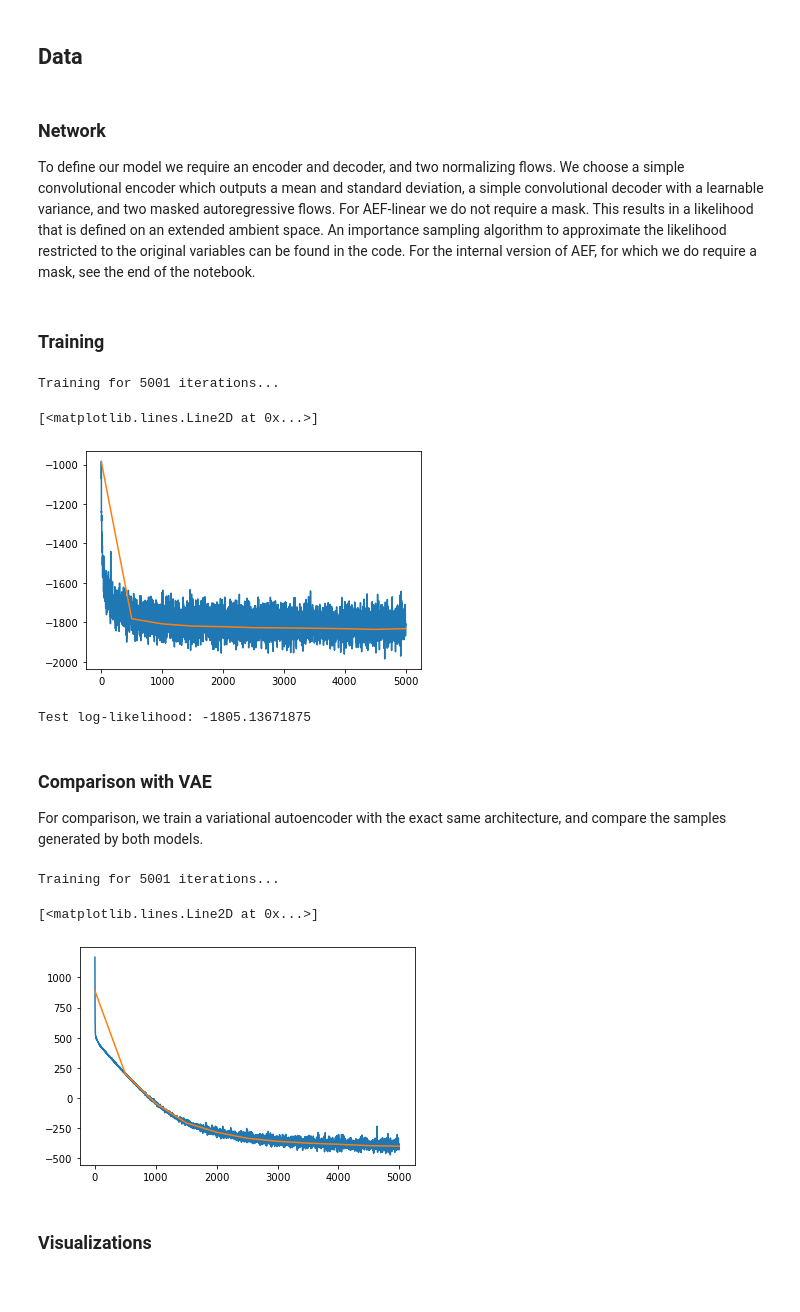
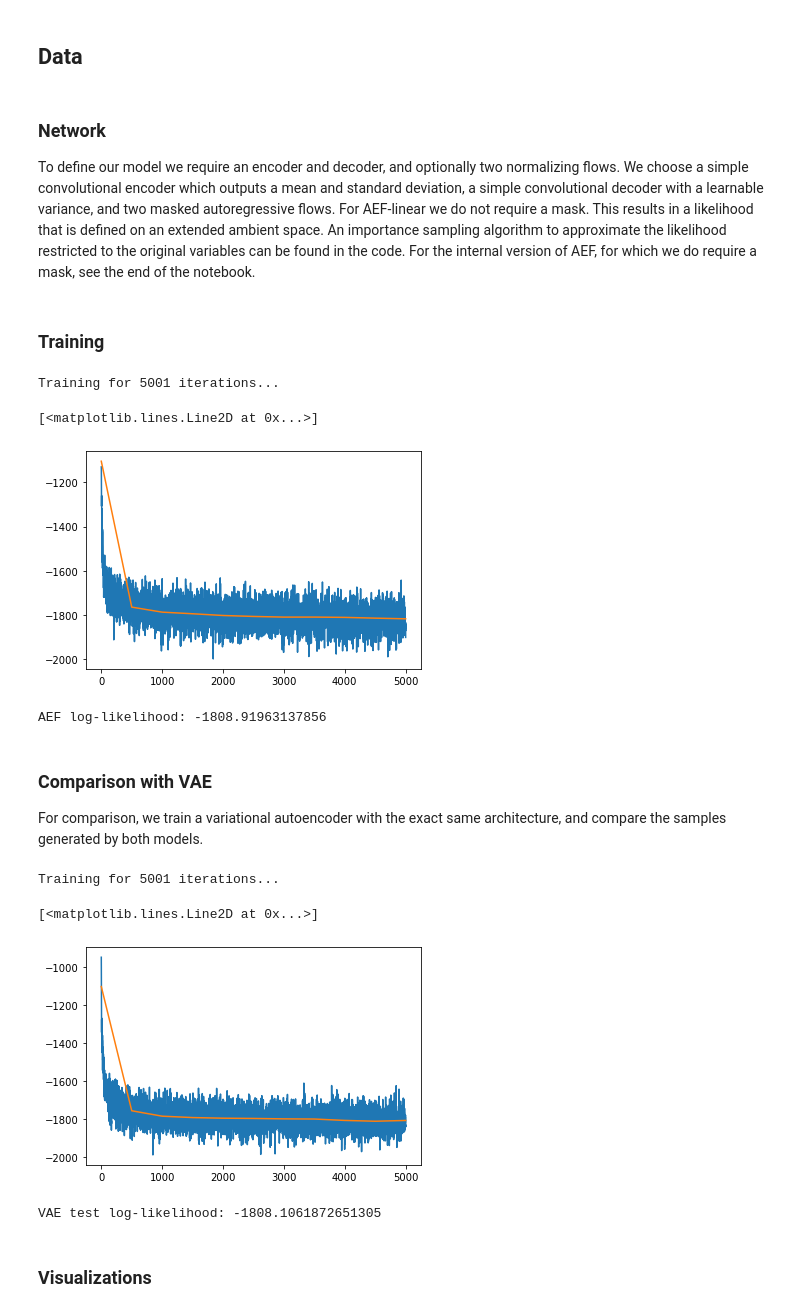
Before and after one commit to gisilvs/AEF, a Jupyter notebook: notebook.ipynb, the cells around one changed output. Saved outputs shown, nothing was run; the diff lists cells and outputs as text; code cells hidden in the pictures.

```diff
--- a/notebook.ipynb
+++ b/notebook.ipynb
@@ -38,7 +38,7 @@ test_dataset = torchvision.datasets.FashionMNIST(root='./data', train=False, dow
 test_dataloader = torch.utils.data.DataLoader(test_dataset, batch_size=batch_size, shuffle=False)
 # %% [markdown]
 ### Network
-To define our model we require an encoder and decoder, and two normalizing flows. We choose a simple convolutional encoder which outputs a mean and standard deviation, a simple convolutional decoder with a learnable variance, and two masked autoregressive flows.
+To define our model we require an encoder and decoder, and optionally two normalizing flows. We choose a simple convolutional encoder which outputs a mean and standard deviation, a simple convolutional decoder with a learnable variance, and two masked autoregressive flows.
 For AEF-linear we do not require a mask. This results in a likelihood that is defined on an extended ambient space. An importance sampling algorithm to approximate the likelihood restricted to the original variables can be found in the code. For the internal version of AEF, for which we do require a mask, see the end of the notebook.
 # %%
 use_gpu = True
@@ -85,10 +85,10 @@ while not stop:
         image_batch = dequantize(image_batch)
         image_batch = image_batch.to(device)
 
-        loss = torch.mean(aef.loss_function(image_batch))
-        train_losses[n_iterations_done] = loss.item()
+        train_loss = torch.mean(aef.loss_function(image_batch))
+        train_losses[n_iterations_done] = train_loss.item()
         optimizer.zero_grad()
-        loss.backward()
+        train_loss.backward()
 
         optimizer.step()
 
@@ -101,8 +101,8 @@ while not stop:
                 for val_batch_idx, (validation_batch, _) in enumerate(validation_dataloader):
                         validation_batch = dequantize(validation_batch)
                         validation_batch = validation_batch.to(device)
-                        loss = torch.mean(aef.loss_function(validation_batch))
-                        val_batch_losses[val_batch_idx] = loss.item()
+                        val_loss = torch.mean(aef.loss_function(validation_batch))
+                        val_batch_losses[val_batch_idx] = val_loss.item()
 
                 validation_losses.append(val_batch_losses.mean())
 
@@ -116,39 +116,46 @@ plt.plot(range(0, n_iterations, validate_every_n_iterations), validation_losses)
 # %% [output]
 Training for 5001 iterations...
 [<matplotlib.lines.Line2D at 0x...>]
-[figure, old version]
+[figure, new version]
 # %%
+from util import get_posterior_scale_aef_linear
+
+iw_k = 32
+
 aef.eval()
 test_losses = np.zeros((len(test_dataloader)))
+
+# We tuned the sigma used to approximate the likelihood of the original data point on the validation set beforehand
+sigma_importance = get_posterior_scale_aef_linear('fashionmnist', latent_dims)
 
 with torch.no_grad():
     for batch_idx, (test_batch, _) in enumerate(test_dataloader):
         test_batch = dequantize(test_batch)
         test_batch = test_batch.to(device)
-        loss = torch.mean(aef.loss_function(test_batch))
-        test_losses[batch_idx] = loss.item()
 
-print(f'Test log-likelihood: {test_losses.mean()}')
+        log_likelihood = torch.mean(aef.approximate_marginal(test_batch, std=sigma_importance, n_samples=iw_k))
+        test_loss = torch.mean(aef.loss_function(test_batch))
+        test_losses[batch_idx] = test_loss.item()
+
+print(f'AEF log-likelihood: {test_losses.mean()}')
 # %% [output]
-Test log-likelihood: -1805.13671875
+AEF log-likelihood: -1808.91963137856
 # %% [markdown]
 ### Comparison with VAE
 For comparison, we train a variational autoencoder with the exact same architecture, and compare the samples generated by both models.
 # %%
-encoder = ConvolutionalEncoderSmall(hidden_channels, img_shape, latent_dims)
-decoder = IndependentVarianceDecoderSmall(hidden_channels, img_shape, latent_dims)
+encoder_vae = ConvolutionalEncoderSmall(hidden_channels, img_shape, latent_dims)
+decoder_vae = LearnableVarianceDecoderSmall(hidden_channels, img_shape, latent_dims)
 
-flow_features = 256
-num_layers = 4
-core_encoder = get_masked_autoregressive_transform(features=latent_dims, hidden_features=flow_features, num_layers=num_layers,
+posterior_flow_vae = get_masked_autoregressive_transform(features=latent_dims, hidden_features=flow_features, num_layers=num_layers,
                                                    num_blocks_per_layer=2, act_norm_between_layers=True, is_inverse=True)
 
-prior_flow = get_masked_autoregressive_transform(features=latent_dims, hidden_features=flow_features, num_layers=num_layers,
+prior_flow_vae = get_masked_autoregressive_transform(features=latent_dims, hidden_features=flow_features, num_layers=num_layers,
                                                    num_blocks_per_layer=2, act_norm_between_layers=True)
 
-preprocessing_layers = [InverseTransform(AffineTransform(alpha, 1 - 2 * alpha)), Sigmoid(),
+preprocessing_layers_vae = [InverseTransform(AffineTransform(alpha, 1 - 2 * alpha)), Sigmoid(),
                            ActNorm(img_shape[0])]
-vae = ExtendedVAE(encoder, decoder, core_encoder, prior_flow)
+vae = ExtendedVAE(encoder_vae, decoder_vae, posterior_flow_vae, prior_flow_vae, preprocessing_layers=preprocessing_layers_vae)
 vae = vae.to(device)
 # %%
 optimizer = torch.optim.Adam(params=vae.parameters(), lr=1e-3)
@@ -167,39 +174,54 @@ while not stop:
     for image_batch, _ in train_dataloader:
         image_batch = dequantize(image_batch)
         image_batch = image_batch.to(device)
 
-        loss = torch.mean(vae.loss_function(image_batch))
-        losses.append(loss.item())
+        train_loss = torch.mean(vae.loss_function(image_batch))
+        losses.append(train_loss.item())
         optimizer.zero_grad()
-        loss.backward()
+        train_loss.backward()
 
         optimizer.step()
 
         if (n_iterations_done % validate_every_n_iterations) == 0:
             vae.eval()
 
             with torch.no_grad():
                 val_batch_losses = np.zeros((len(validation_dataloader), ))
 
                 for val_batch_idx, (validation_batch, _) in enumerate(validation_dataloader):
                         validation_batch = dequantize(validation_batch)
                         validation_batch = validation_batch.to(device)
-                        loss = torch.mean(vae.loss_function(validation_batch))
-                        val_batch_losses[val_batch_idx] = loss.item()
+                        val_loss = torch.mean(vae.loss_function(validation_batch))
+                        val_batch_losses[val_batch_idx] = val_loss.item()
 
                 validation_losses.append(val_batch_losses.mean())
 
         vae.train()
         n_iterations_done += 1
         if n_iterations_done >= n_iterations:
             stop = True
             break
 plt.plot(range(n_iterations), losses)
 plt.plot(range(0, n_iterations, validate_every_n_iterations), validation_losses)
 # %% [output]
 Training for 5001 iterations...
 [<matplotlib.lines.Line2D at 0x...>]
-[figure, old version]
+[figure, new version]
+# %%
+vae.eval()
+
+test_lls = np.zeros((len(test_dataloader)))
+with torch.no_grad():
+    for batch_idx, (test_batch, _) in enumerate(test_dataloader):
+        test_batch = dequantize(test_batch)
+        test_batch = test_batch.to(device)
+
+        log_likelihood = torch.mean(vae.approximate_marginal(test_batch, n_samples=iw_k))
+        test_losses[batch_idx] = log_likelihood.item()
+
+print(f'VAE test log-likelihood: {test_losses.mean()}')
+# %% [output]
+VAE test log-likelihood: -1808.1061872651305
 # %% [markdown]
 ### Visualizations
 # %%
```
Also changed, not shown: parts of 4 cells of this notebook.
